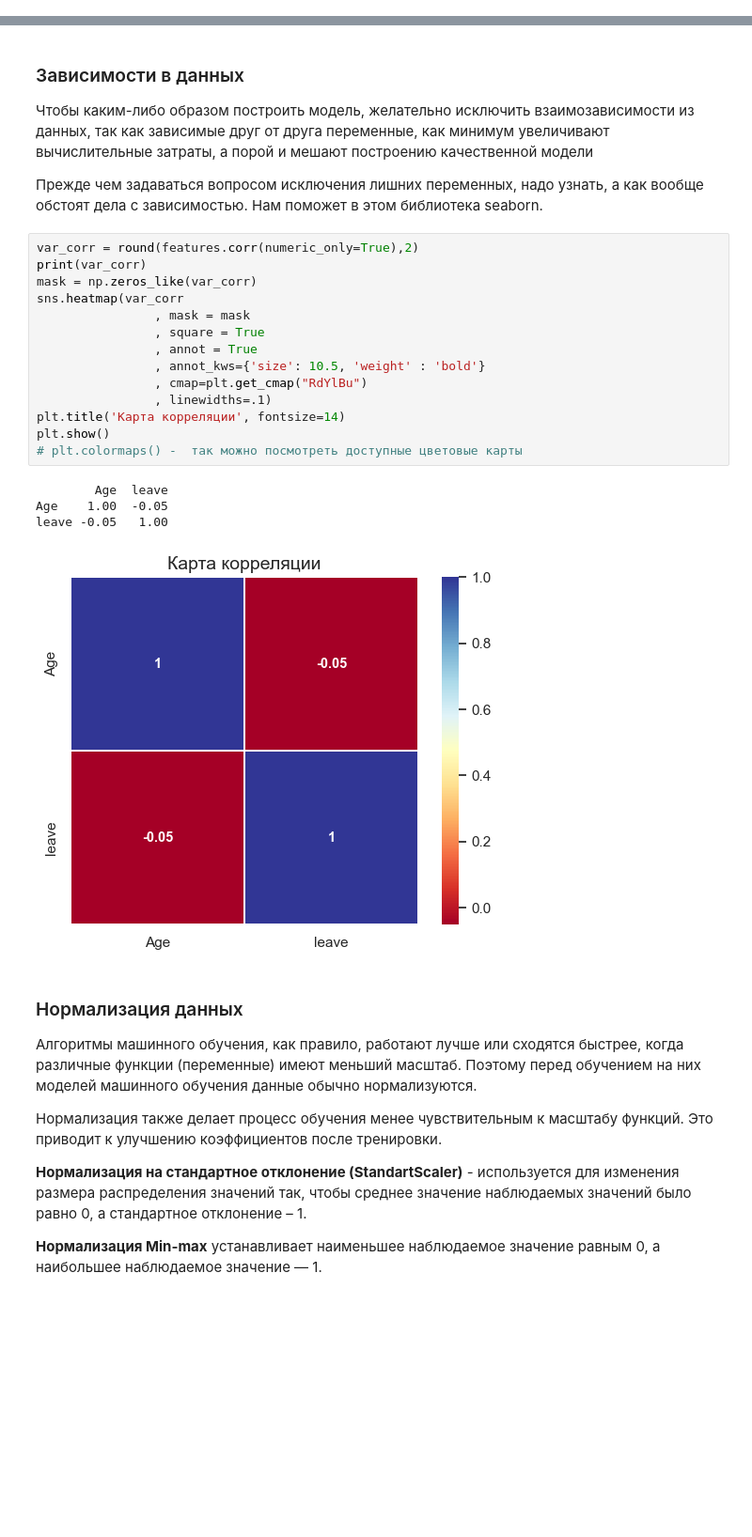
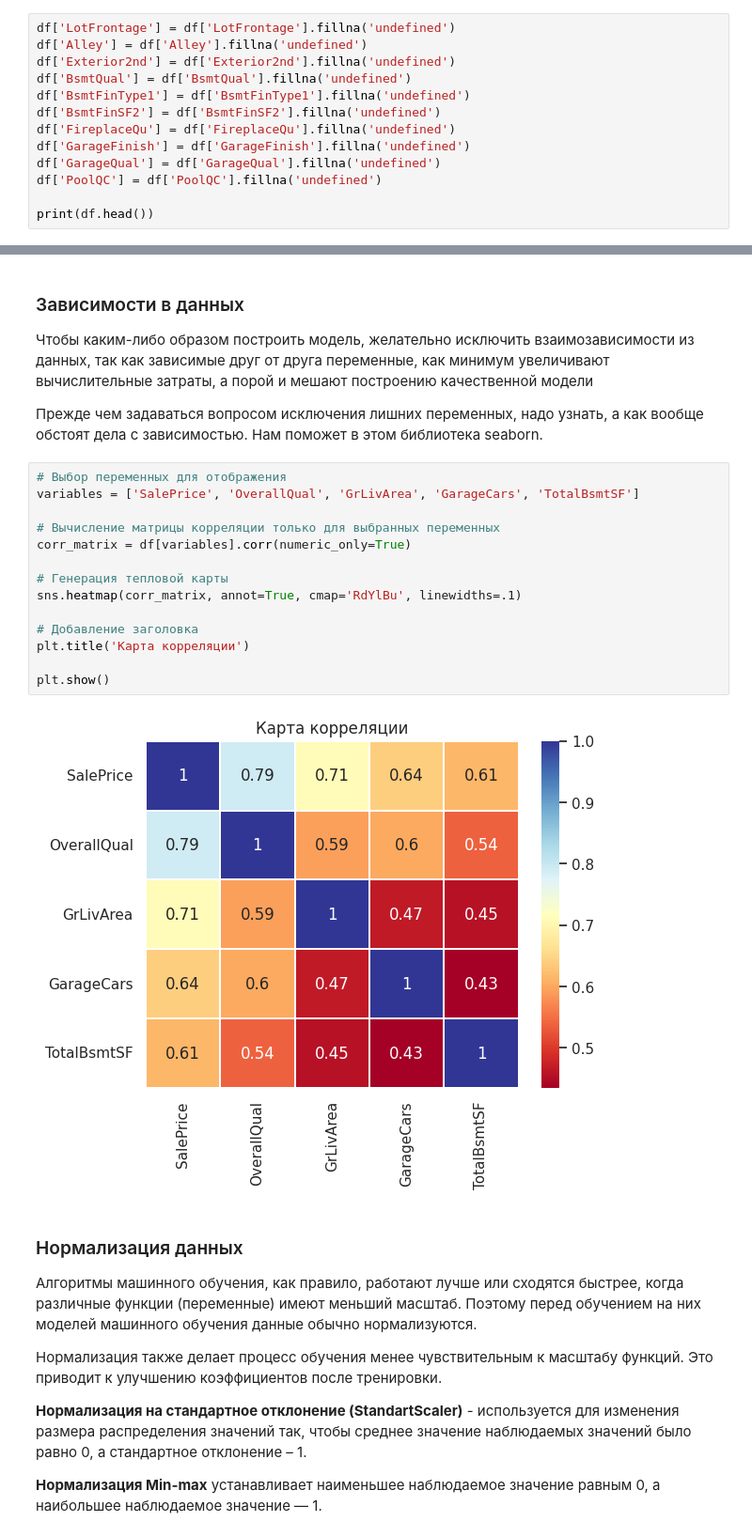
Before and after one commit to b221b/vis43, a Jupyter notebook: Машинное Обучение/Lab04 - Pandas_Datasets/dataset_homework.ipynb, the cells around one changed output, grey strips where cells are left out. Shown at 94% size. Saved outputs shown, nothing was run; the diff lists cells and outputs as text; blank space fills up the shorter version.

```diff
--- a/Машинное Обучение/Lab04 - Pandas_Datasets/dataset_homework.ipynb
+++ b/Машинное Обучение/Lab04 - Pandas_Datasets/dataset_homework.ipynb
@@ -220,0 +215,13 @@ print(features.head)
+# %%
+df['LotFrontage'] = df['LotFrontage'].fillna('undefined')
+df['Alley'] = df['Alley'].fillna('undefined')
+df['Exterior2nd'] = df['Exterior2nd'].fillna('undefined')
+df['BsmtQual'] = df['BsmtQual'].fillna('undefined')
+df['BsmtFinType1'] = df['BsmtFinType1'].fillna('undefined')
+df['BsmtFinSF2'] = df['BsmtFinSF2'].fillna('undefined')
+df['FireplaceQu'] = df['FireplaceQu'].fillna('undefined')
+df['GarageFinish'] = df['GarageFinish'].fillna('undefined')
+df['GarageQual'] = df['GarageQual'].fillna('undefined')
+df['PoolQC'] = df['PoolQC'].fillna('undefined')
+
+print(df.head())
@@ -426,25 +458,22 @@ pd.get_dummies(features['leave'])
 Чтобы каким-либо образом построить модель, желательно исключить взаимозависимости из данных, так как зависимые друг от друга переменные, как минимум увеличивают вычислительные затраты, а порой и мешают построению качественной модели
 
 Прежде чем задаваться вопросом исключения лишних переменных, надо узнать, а как вообще обстоят дела с зависимостью. Нам поможет в этом библиотека seaborn.
-# %%
-var_corr = round(features.corr(numeric_only=True),2)
-print(var_corr)
-mask = np.zeros_like(var_corr)
-sns.heatmap(var_corr
-                , mask = mask
-                , square = True
-                , annot = True
-                , annot_kws={'size': 10.5, 'weight' : 'bold'}
-                , cmap=plt.get_cmap("RdYlBu")
-                , linewidths=.1)
-plt.title('Карта корреляции', fontsize=14)
-plt.show()
-# plt.colormaps() -  так можно посмотреть доступные цветовые карты
-# %% [output]
-        Age  leave
-Age    1.00  -0.05
-leave -0.05   1.00
-[figure, removed]
+# %%
+# Выбор переменных для отображения
+variables = ['SalePrice', 'OverallQual', 'GrLivArea', 'GarageCars', 'TotalBsmtSF']
+
+# Вычисление матрицы корреляции только для выбранных переменных
+corr_matrix = df[variables].corr(numeric_only=True)
+
+# Генерация тепловой карты
+sns.heatmap(corr_matrix, annot=True, cmap='RdYlBu', linewidths=.1)
+
+# Добавление заголовка
+plt.title('Карта корреляции')
+
+plt.show()
+# %% [output]
+[figure, added]
 # %% [markdown]
 ### Нормализация данных
 
```
Also changed, not shown: parts of 22 cells of this notebook.
